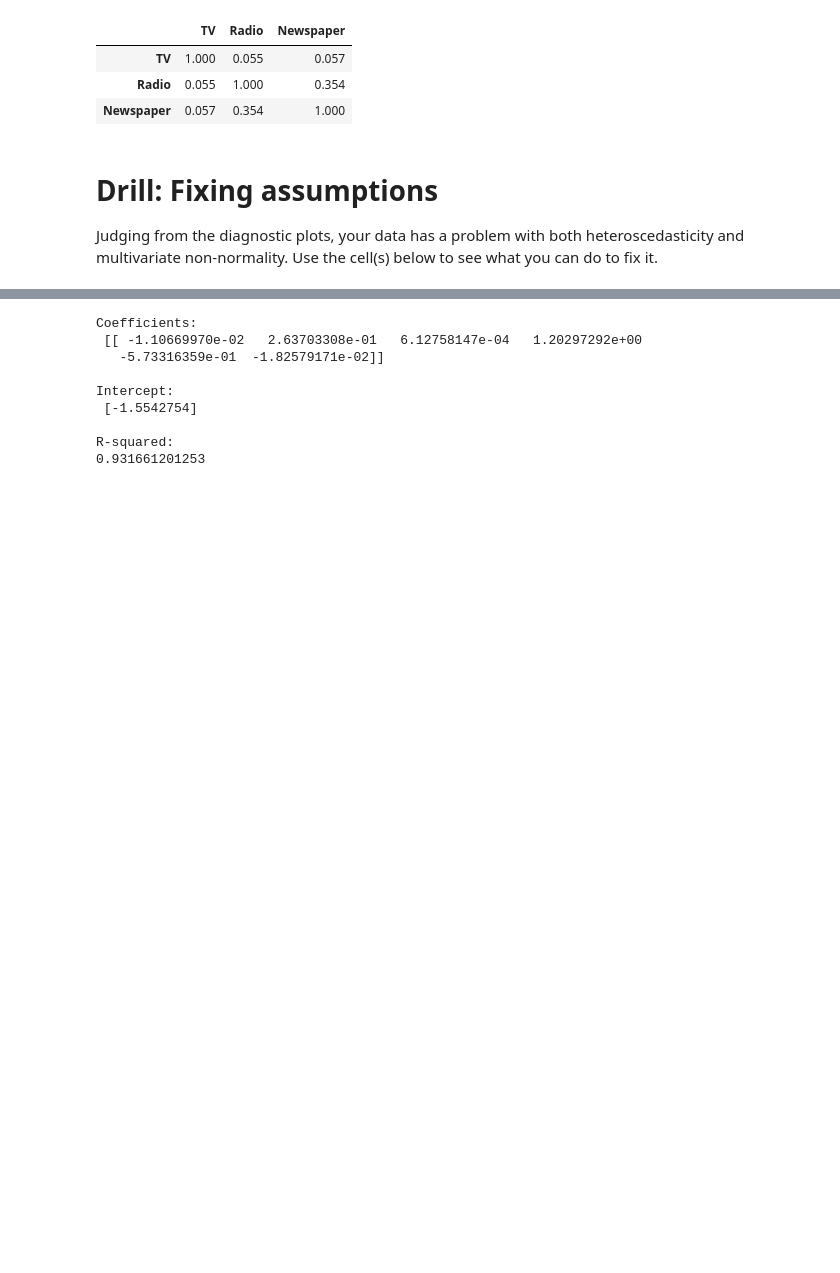
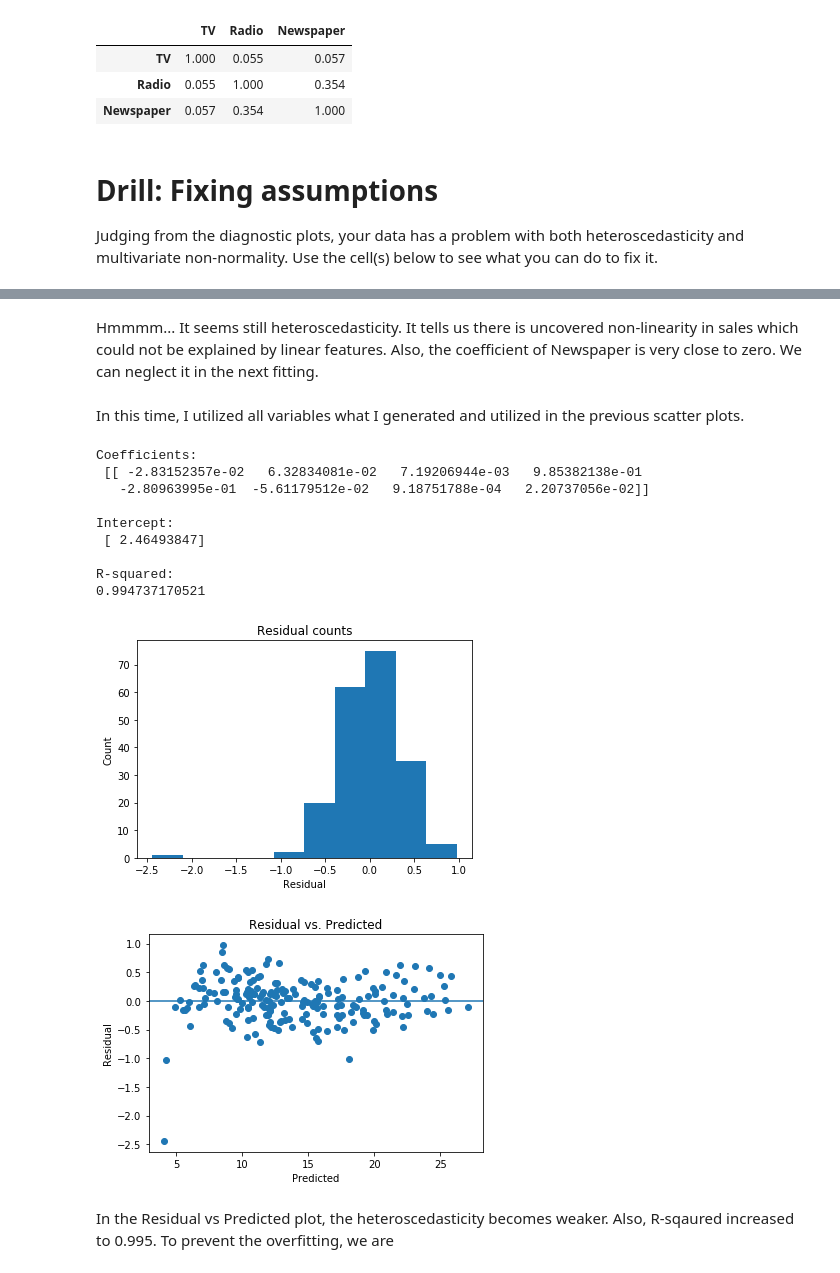
Before and after one commit to LegendaryKim/Thinkful_DSBootCamp, a Jupyter notebook: Drill_2_4_3_Fixing_assumptions.ipynb, the cells around one changed output, grey strips where cells are left out. Drawn from its saved outputs; the diff is of its cells as text; code cells hidden in the pictures; blank space fills up the shorter version.

```diff
--- a/Drill_2_4_3_Fixing_assumptions.ipynb
+++ b/Drill_2_4_3_Fixing_assumptions.ipynb
@@ -145,23 +241,52 @@ plt.show()
+# %% [markdown]
+Hmmmm... It seems still heteroscedasticity. It tells us there is uncovered non-linearity in sales which could not be explained by linear features. Also, the coefficient of Newspaper is very close to zero. We can neglect it in the next fitting.
+# %% [markdown]
+In this time, I utilized all variables what I generated and utilized in the previous scatter plots.
 # %%
-# Instantiate and fi our model.
+# Instantiate and fit our model.
 regr = linear_model.LinearRegression()
 Y = data['Sales'].values.reshape(-1, 1)
-X = data[['TV','Radio','Newspaper', 'TV_sqrt', 'Radio_sqrt', 'Newspaper_sqrt']]
+X = data[['TV','Radio','Newspaper', 'TV_sqrt', 'Radio_sqrt', 'Newspaper_sqrt', 'TVxRadio', 'TVxRadio_Sqrt']]
 regr.fit(X, Y)
 
 # Inspect the results.
 print('\nCoefficients: \n', regr.coef_)
 print('\nIntercept: \n', regr.intercept_)
 print('\nR-squared:')
 print(regr.score(X, Y))
+
+# Extract predicted values.
+predicted = regr.predict(X).ravel()
+actual = data['Sales']
+
+# Calculate the error, also called the residual.
+residual = actual - predicted
+
+# This looks a bit concerning.
+plt.hist(residual)
+plt.title('Residual counts')
+plt.xlabel('Residual')
+plt.ylabel('Count')
+plt.show()
+
+plt.scatter(predicted, residual)
+plt.xlabel('Predicted')
+plt.ylabel('Residual')
+plt.axhline(y=0)
+plt.title('Residual vs. Predicted')
+plt.show()
 # %% [output]
 Coefficients:
- [[ -1.10669970e-02   2.63703308e-01   6.12758147e-04   1.20297292e+00
-   -5.73316359e-01  -1.82579171e-02]]
+ [[ -2.83152357e-02   6.32834081e-02   7.19206944e-03   9.85382138e-01
+   -2.80963995e-01  -5.61179512e-02   9.18751788e-04   2.20737056e-02]]
 
 Intercept:
- [-1.5542754]
+ [ 2.46493847]
 
 R-squared:
-0.931661201253
+0.994737170521
+[figure, added]
+[figure, added]
+# %% [markdown]
+In the Residual vs Predicted plot, the heteroscedasticity becomes weaker. Also, R-sqaured increased to 0.995. To prevent the overfitting, we are
 # %%
```
Also changed, not shown: parts of 10 cells of this notebook.
